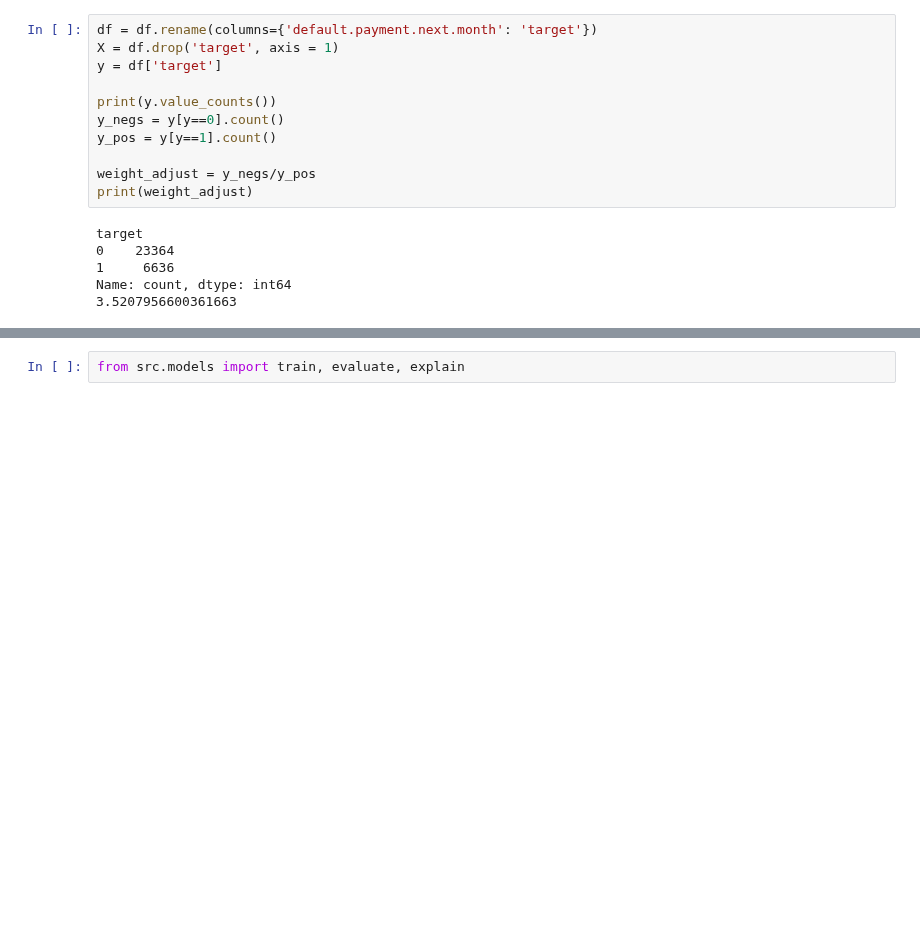
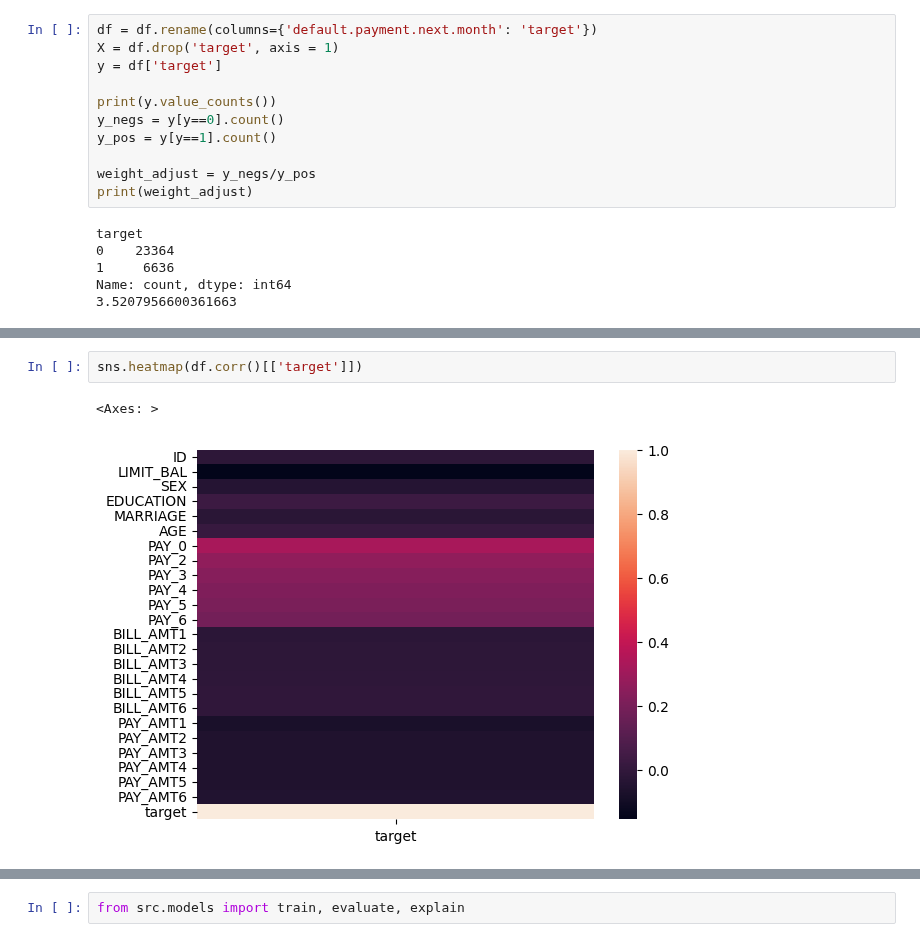
Before and after one commit to mychellehale/creditlens, a Jupyter notebook: notebooks/xgboost_uci_credit.ipynb, the cells around one changed output, grey strips where cells are left out. Cells and saved outputs as stored; diff of their text form; blank space fills up the shorter version.

```diff
--- a/notebooks/xgboost_uci_credit.ipynb
+++ b/notebooks/xgboost_uci_credit.ipynb
@@ -72,0 +78,5 @@ Name: count, dtype: int64
+# %%
+sns.heatmap(df.corr()[['target']])
+# %% [output]
+<Axes: >
+[figure, added]
```
Also changed, not shown: parts of 35 cells of this notebook, 12 other files.
